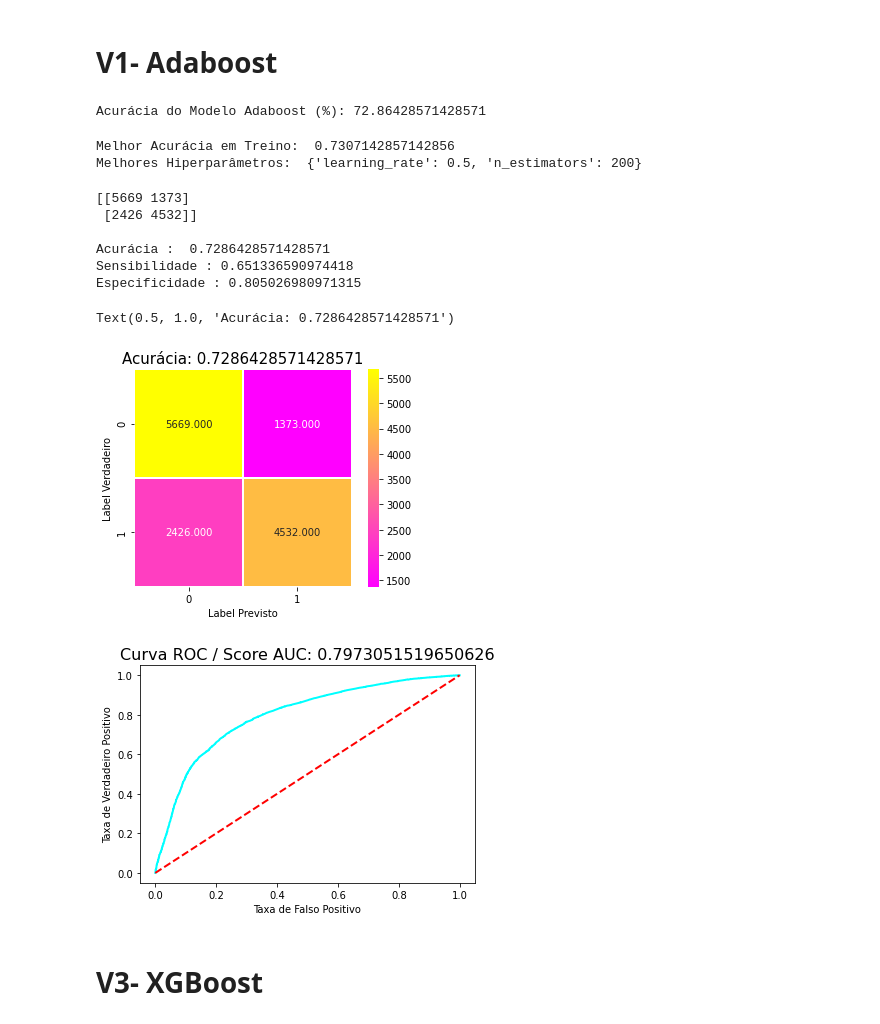
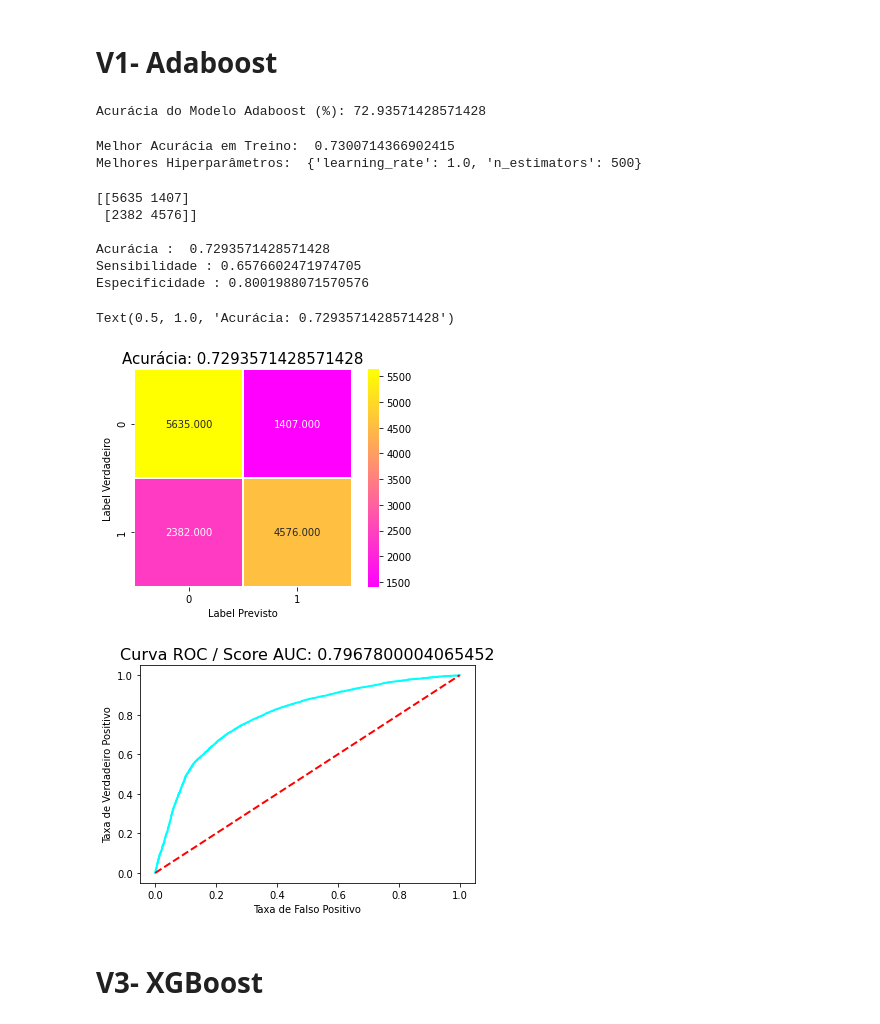
Before and after one commit to jufacchini/Cardiovascular, a Jupyter notebook: heart_predicao.ipynb, the cells around one changed output. Drawn from its saved outputs; the diff is of its cells as text; code cells hidden in the pictures.

```diff
--- a/heart_predicao.ipynb
+++ b/heart_predicao.ipynb
@@ -366,30 +366,30 @@ gridparam_ab = {'n_estimators': [100,200,500], 'learning_rate': [0.2,0.5,1.0],}
 modelo_ab = GridSearchCV(ab, cv = 3, param_grid = gridparam_ab)
 
 # Treinamento com Grid Search
-modelo_ab.fit(X_treino, Y_treino)
+modelo_ab.fit(X_treino_scaled, Y_treino)
 
 # Previsões de classe
-ab_Y_pred = modelo_ab.predict(X_teste)
+ab_Y_pred = modelo_ab.predict(X_teste_scaled)
 
 # Previsões de probabilidade
-ab_predict_proba = modelo_ab.predict_proba(X_teste)[:,1]
+ab_predict_proba = modelo_ab.predict_proba(X_teste_scaled)[:,1]
 # %%
 # Verificando a acurácia do modelo
 
 # Calcula o score com dados de teste
-ab_accuracy = modelo_ab.score(X_teste, Y_teste) * 100
+ab_accuracy = modelo_ab.score(X_teste_scaled, Y_teste) * 100
 
 # Print
 print("Acurácia do Modelo Adaboost (%):", ab_accuracy)
 # %% [output]
-Acurácia do Modelo Adaboost (%): 72.86428571428571
+Acurácia do Modelo Adaboost (%): 72.93571428571428
 # %%
 # Melhores hiperparâmetros
 print('Melhor Acurácia em Treino: ', modelo_ab.best_score_)
 print('Melhores Hiperparâmetros: ', modelo_ab.best_params_)
 # %% [output]
-Melhor Acurácia em Treino:  0.7307142857142856
-Melhores Hiperparâmetros:  {'learning_rate': 0.5, 'n_estimators': 200}
+Melhor Acurácia em Treino:  0.7300714366902415
+Melhores Hiperparâmetros:  {'learning_rate': 1.0, 'n_estimators': 500}
 # %%
 # Cria e imprime a matriz de confusão
 conf_matriz_ab = confusion_matrix(Y_teste, ab_Y_pred)
@@ -410,29 +410,29 @@ print('\nAcurácia : ', accuracy_ab)
 print('Sensibilidade :', sensi_ab)
 print('Especificidade :', speci_ab)
 # %% [output]
-[[5669 1373]
- [2426 4532]]
+[[5635 1407]
+ [2382 4576]]
 
-Acurácia :  0.7286428571428571
-Sensibilidade : 0.651336590974418
-Especificidade : 0.805026980971315
+Acurácia :  0.7293571428571428
+Sensibilidade : 0.6576602471974705
+Especificidade : 0.8001988071570576
 # %%
 # Matriz de Confusão
 sns.heatmap(confusion_matrix(Y_teste, ab_Y_pred),
             annot = True,
             fmt = ".3f",
             linewidths = .5,
             square = True,
             cmap = 'spring')
 
 # Labels e Títulos
 plt.ylabel('Label Verdadeiro');
 plt.xlabel('Label Previsto');
-all_sample_title = 'Acurácia: {0}'.format(modelo_ab.score(X_teste, Y_teste))
+all_sample_title = 'Acurácia: {0}'.format(modelo_ab.score(X_teste_scaled, Y_teste))
 plt.title(all_sample_title, size = 15)
 # %% [output]
-Text(0.5, 1.0, 'Acurácia: 0.7286428571428571')
+Text(0.5, 1.0, 'Acurácia: 0.7293571428571428')
-[figure, old version]
+[figure, new version]
 # %%
 # Extrai as métricas para a Curva ROC
 ab_fpr, ab_tpr, thresholds = roc_curve(Y_teste, ab_predict_proba)
@@ -456,7 +456,7 @@ plot_title = 'Curva ROC / Score AUC: {0}'.format(ab_roc_auc)
 plt.title(plot_title , size = 16)
 plt.show()
 # %% [output]
-[figure, old version]
+[figure, new version]
 # %% [markdown]
 # V3- XGBoost
 # %%
```
Also changed, not shown: parts of 4 cells of this notebook.
